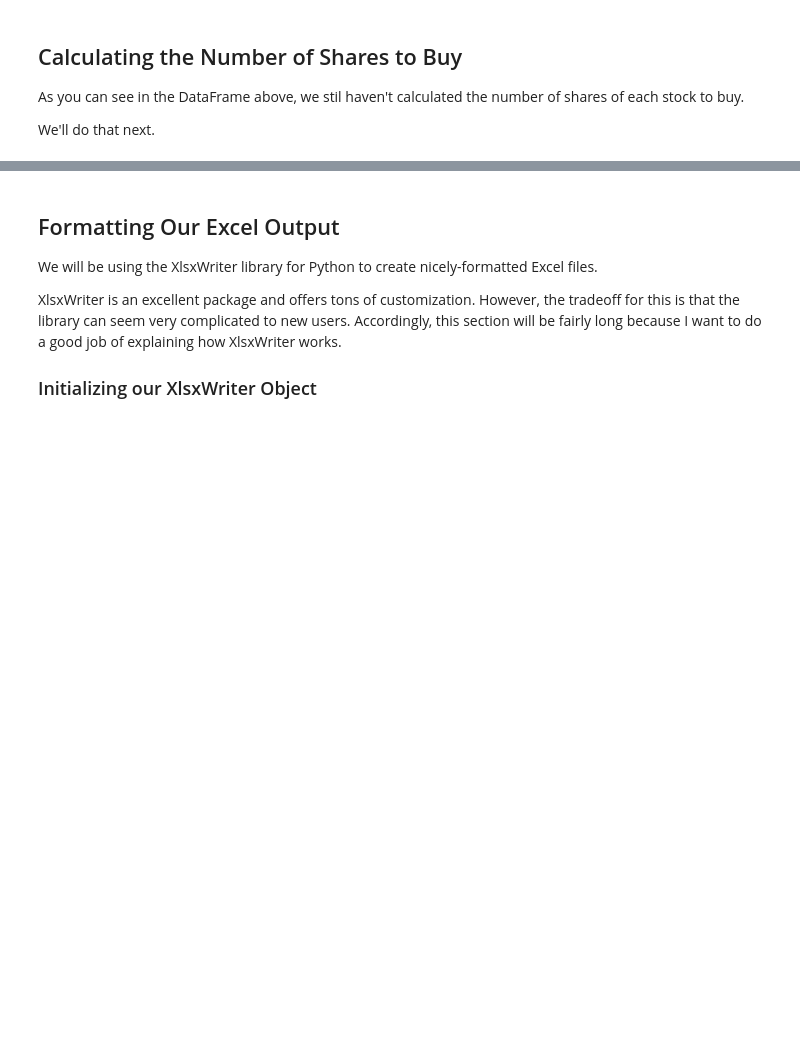
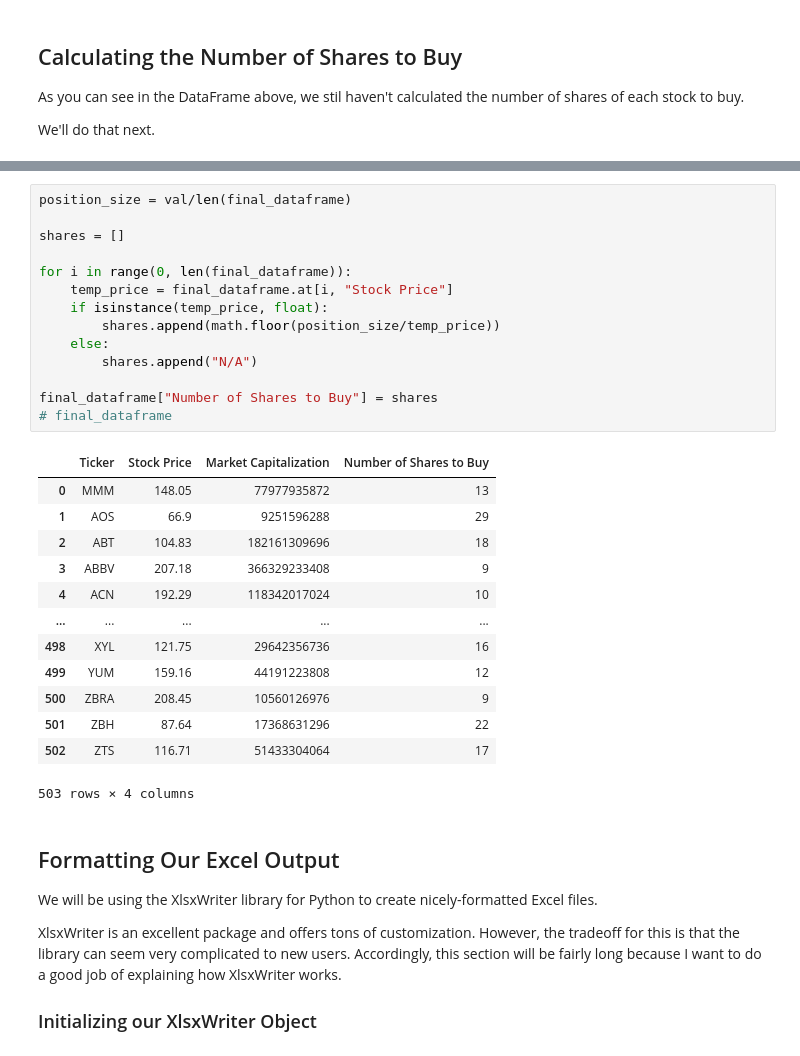
Before and after one commit to JoesonZ/Algorithmic-Trading-Using-Python, a Jupyter notebook: project1/001_equal_weight_S&P_500.ipynb, the cells around one changed output, grey strips where cells are left out. Saved outputs shown, nothing was run; the diff lists cells and outputs as text; blank space fills up the shorter version.

```diff
--- a/project1/001_equal_weight_S&P_500.ipynb
+++ b/project1/001_equal_weight_S&P_500.ipynb
@@ -257,3 +274,31 @@ We'll do that next.
+# %%
+position_size = val/len(final_dataframe)
+
+shares = []
+
+for i in range(0, len(final_dataframe)):
+    temp_price = final_dataframe.at[i, "Stock Price"]
+    if isinstance(temp_price, float):
+        shares.append(math.floor(position_size/temp_price))
+    else:
+        shares.append("N/A")
+
+final_dataframe["Number of Shares to Buy"] = shares
+# final_dataframe
+# %% [output]
+|  | Ticker | Stock Price | Market Capitalization | Number of Shares to Buy |
+| 0 | MMM | 148.05 | 77977935872 | 13 |
+| 1 | AOS | 66.9 | 9251596288 | 29 |
+| 2 | ABT | 104.83 | 182161309696 | 18 |
+| 3 | ABBV | 207.18 | 366329233408 | 9 |
+| 4 | ACN | 192.29 | 118342017024 | 10 |
+| ... | ... | ... | ... | ... |
+| 498 | XYL | 121.75 | 29642356736 | 16 |
+| 499 | YUM | 159.16 | 44191223808 | 12 |
+| 500 | ZBRA | 208.45 | 10560126976 | 9 |
+| 501 | ZBH | 87.64 | 17368631296 | 22 |
+| 502 | ZTS | 116.71 | 51433304064 | 17 |
+503 rows × 4 columns
 # %% [markdown]
 ## Formatting Our Excel Output
 
```
Also changed, not shown: parts of 6 cells of this notebook.
